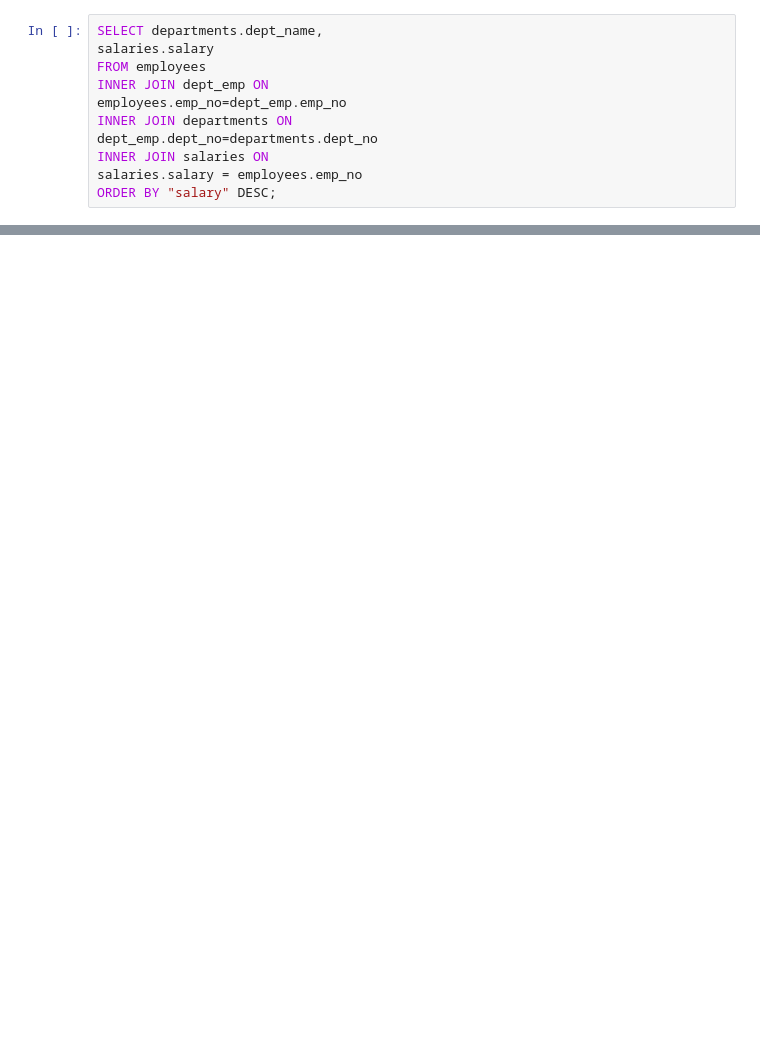
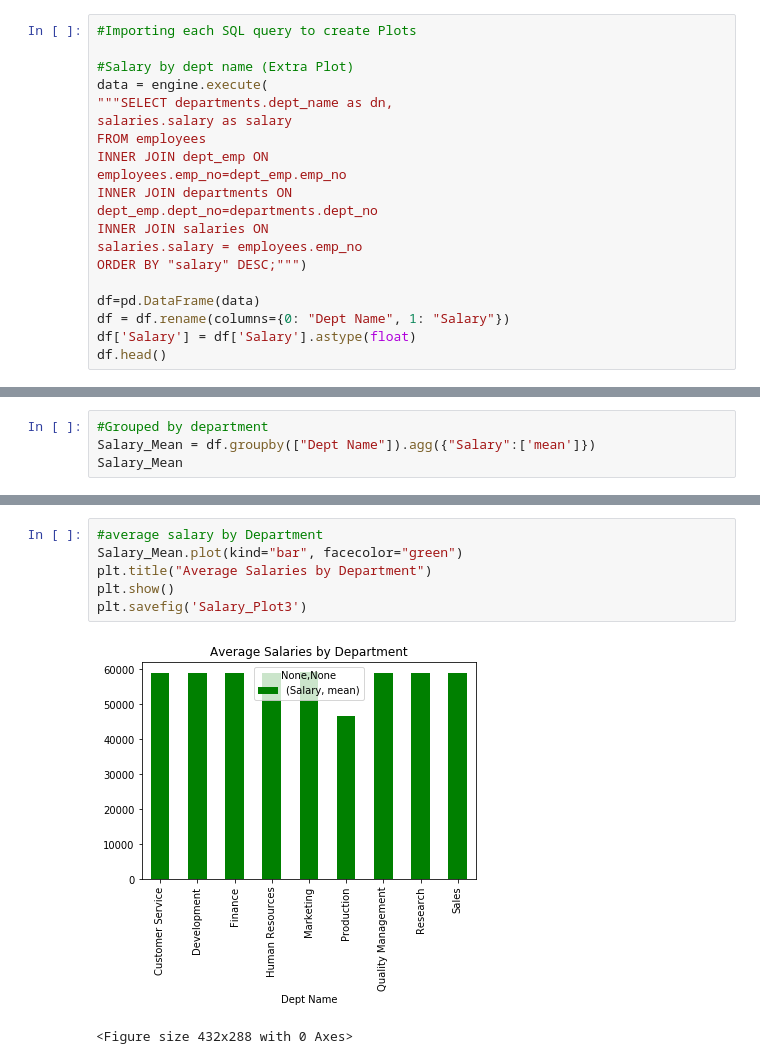
Before and after one commit to dsalisbury1141/PostgresSQL, a Jupyter notebook: EmployeeSQL/Bonus/Bonus SQL.ipynb, the cells around one changed output, grey strips where cells are left out. Cells and saved outputs as stored; diff of their text form; blank space fills up the shorter version.

```diff
--- a/EmployeeSQL/Bonus/Bonus SQL.ipynb
+++ b/EmployeeSQL/Bonus/Bonus SQL.ipynb
@@ -35,6 +13,10 @@ print("Average salary range $" , average_salary)
 # %%
-SELECT departments.dept_name,
-salaries.salary
+#Importing each SQL query to create Plots
+
+#Salary by dept name (Extra Plot)
+data = engine.execute(
+"""SELECT departments.dept_name as dn,
+salaries.salary as salary
 FROM employees
 INNER JOIN dept_emp ON
 employees.emp_no=dept_emp.emp_no
@@ -42,5 +24,10 @@ INNER JOIN departments ON
 dept_emp.dept_no=departments.dept_no
 INNER JOIN salaries ON
 salaries.salary = employees.emp_no
-ORDER BY "salary" DESC;
+ORDER BY "salary" DESC;""")
+
+df=pd.DataFrame(data)
+df = df.rename(columns={0: "Dept Name", 1: "Salary"})
+df['Salary'] = df['Salary'].astype(float)
+df.head()
 # %% [output]
@@ -52,0 +141,4 @@ ModuleNotFoundError: No module named 'psycopg2'
+# %%
+#Grouped by department
+Salary_Mean = df.groupby(["Dept Name"]).agg({"Salary":['mean']})
+Salary_Mean
@@ -52,0 +158,9 @@ ModuleNotFoundError: No module named 'psycopg2'
+# %%
+#average salary by Department
+Salary_Mean.plot(kind="bar", facecolor="green")
+plt.title("Average Salaries by Department")
+plt.show()
+plt.savefig('Salary_Plot3')
+# %% [output]
+[figure, added]
+<Figure size 432x288 with 0 Axes>
```
Also changed, not shown: parts of 16 cells of this notebook, 3 other files.
